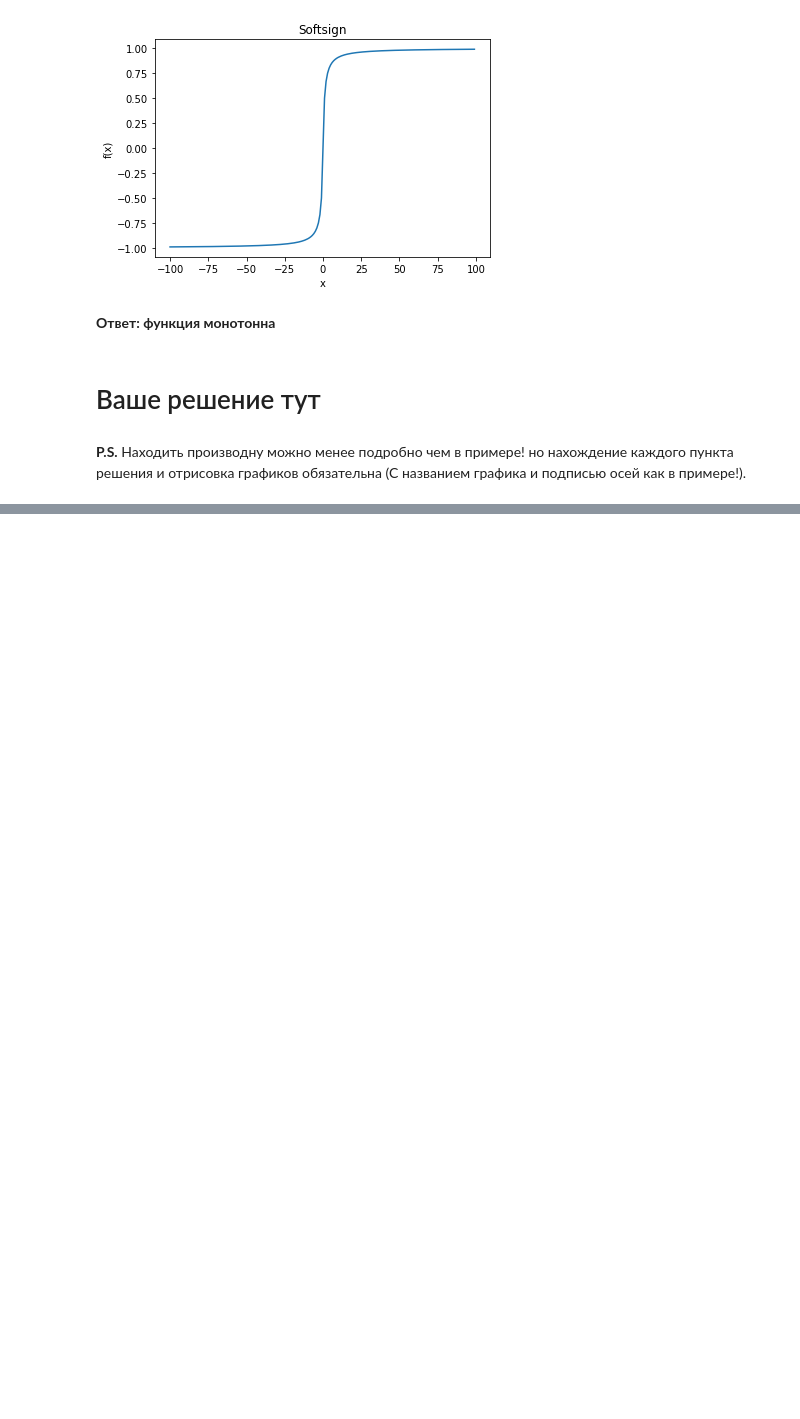
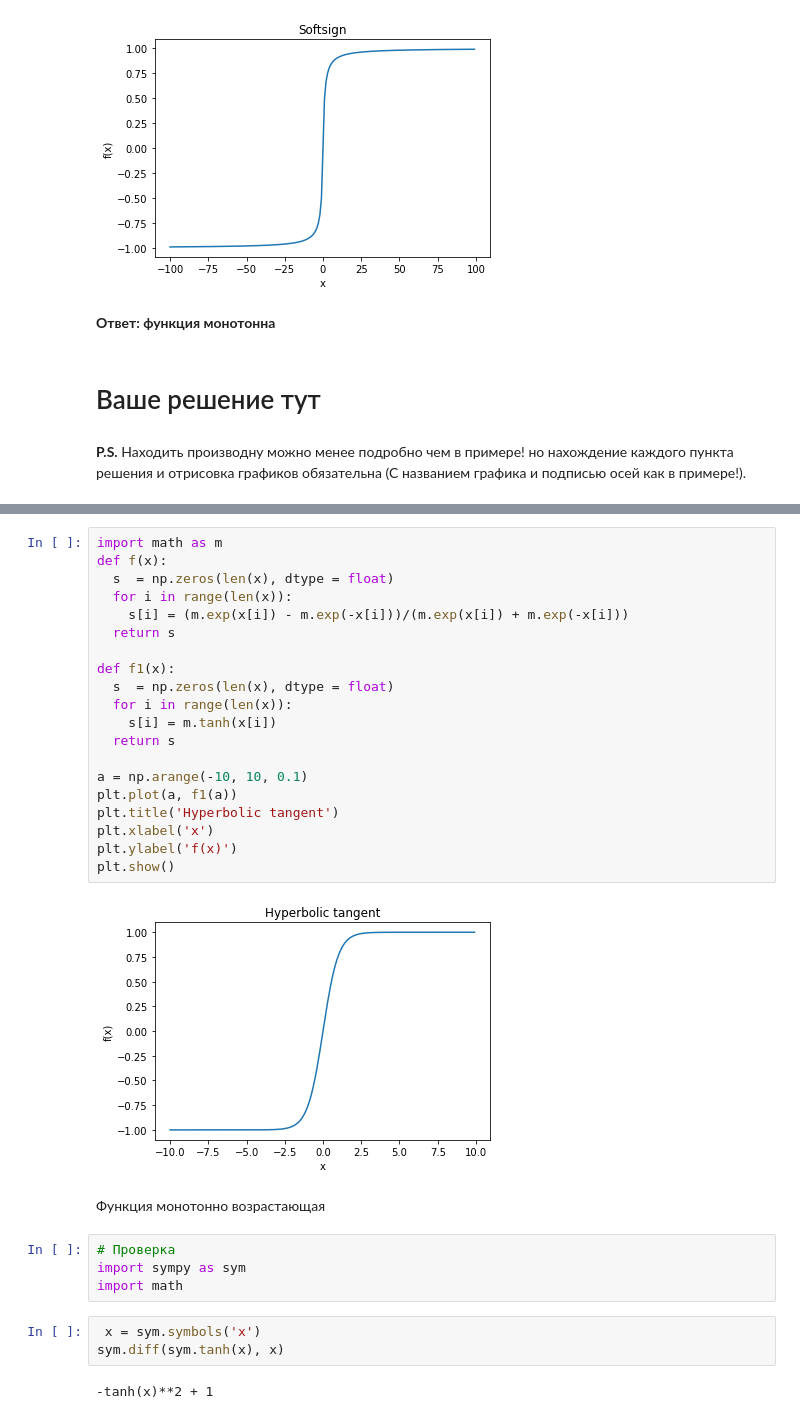
Before and after one commit to alexmal2804/hwds, a Jupyter notebook: Копия_блокнота_"HW_8_lesson_ipynb".ipynb, the cells around one changed output, grey strips where cells are left out. Cells and saved outputs as stored; diff of their text form; blank space fills up the shorter version.

```diff
--- a/Копия_блокнота_"HW_8_lesson_ipynb".ipynb
+++ b/Копия_блокнота_"HW_8_lesson_ipynb".ipynb
@@ -358,0 +447,33 @@ plt.show()
+# %%
+import math as m
+def f(x):
+  s  = np.zeros(len(x), dtype = float)
+  for i in range(len(x)):
+    s[i] = (m.exp(x[i]) - m.exp(-x[i]))/(m.exp(x[i]) + m.exp(-x[i]))
+  return s
+
+def f1(x):
+  s  = np.zeros(len(x), dtype = float)
+  for i in range(len(x)):
+    s[i] = m.tanh(x[i])
+  return s
+
+a = np.arange(-10, 10, 0.1)
+plt.plot(a, f1(a))
+plt.title('Hyperbolic tangent')
+plt.xlabel('x')
+plt.ylabel('f(x)')
+plt.show()
+# %% [output]
+[figure, added]
+# %% [markdown]
+Функция монотонно возрастающая
+# %%
+# Проверка
+import sympy as sym
+import math
+# %%
+ x = sym.symbols('x')
+sym.diff(sym.tanh(x), x)
+# %% [output]
+-tanh(x)**2 + 1
```
Also changed, not shown: parts of 17 cells of this notebook.
